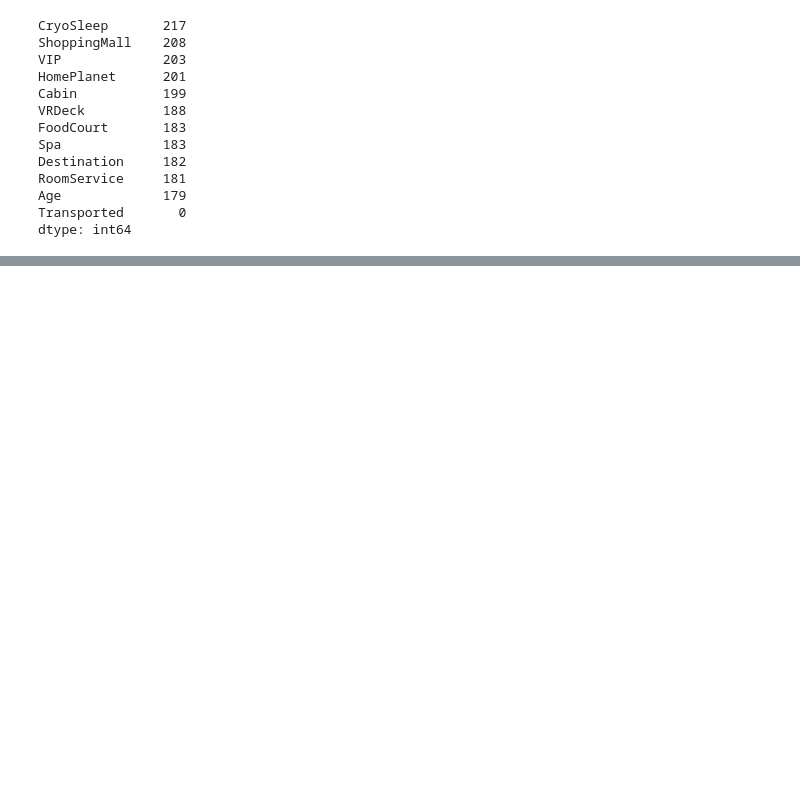
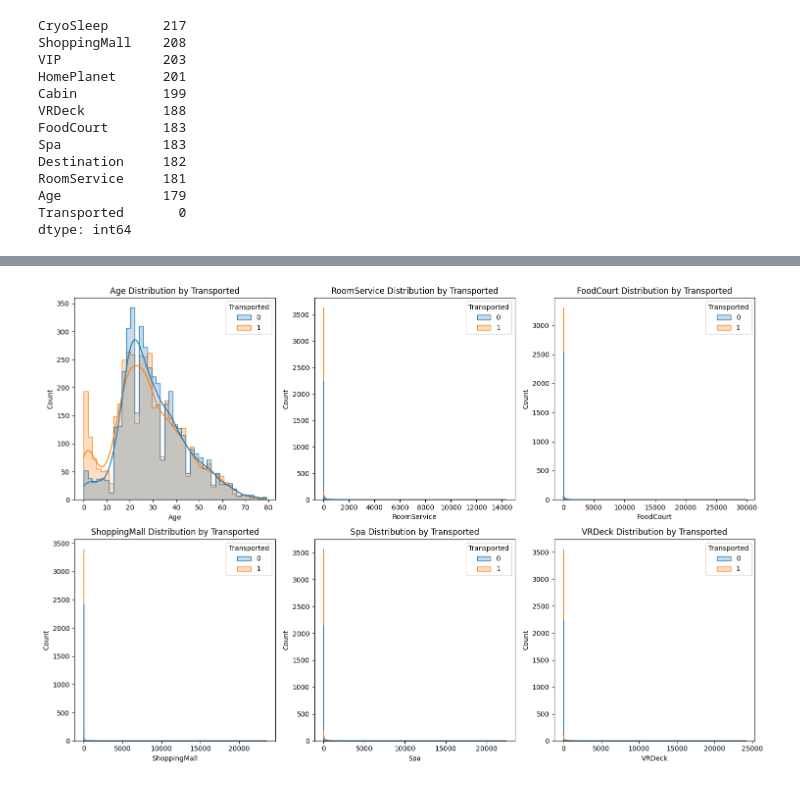
Before and after one commit to N3xou/KaggleNotebooks, a Jupyter notebook: spacetitanic.ipynb, the cells around one changed output, grey strips where cells are left out. Saved outputs shown, nothing was run; the diff lists cells and outputs as text; code cells hidden in the pictures; blank space fills up the shorter version.

```diff
--- a/spacetitanic.ipynb
+++ b/spacetitanic.ipynb
@@ -176,0 +175,11 @@ valid_ds = tfdf.keras.pd_dataframe_to_tf_dataset(valid_ds_pd, label="Transported
+# %%
+# 3. Feature Distributions by Target
+fig, axes = plt.subplots(2, 3, figsize=(15,10))
+num_features = ["Age", "RoomService", "FoodCourt", "ShoppingMall", "Spa", "VRDeck"]
+for i, feature in enumerate(num_features):
+    sns.histplot(data=dataset_df, x=feature, hue="Transported", element="step", kde=True, ax=axes[i//3, i%3])
+    axes[i//3, i%3].set_title(f"{feature} Distribution by Transported")
+plt.tight_layout()
+plt.show()
+# %% [output]
+[figure, added]
```
Also changed, not shown: parts of 36 cells of this notebook.
